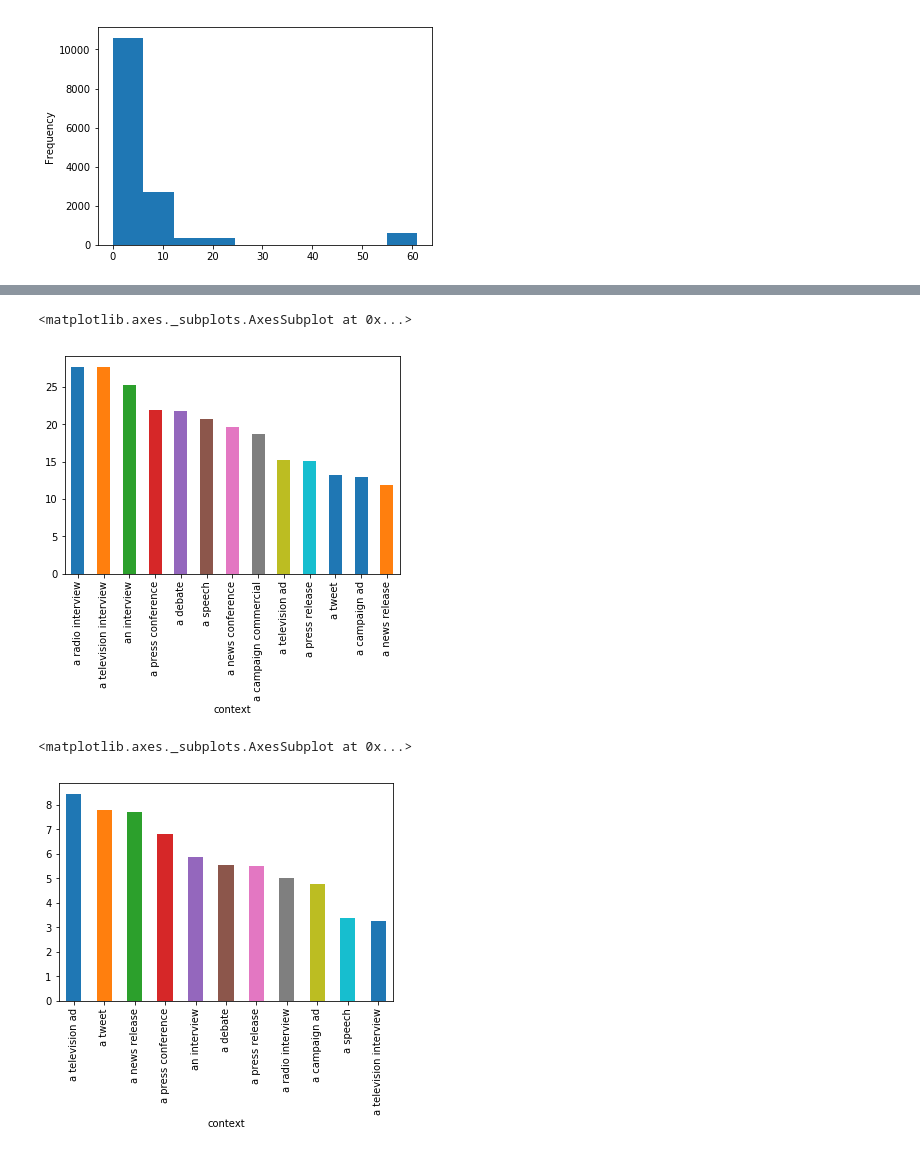
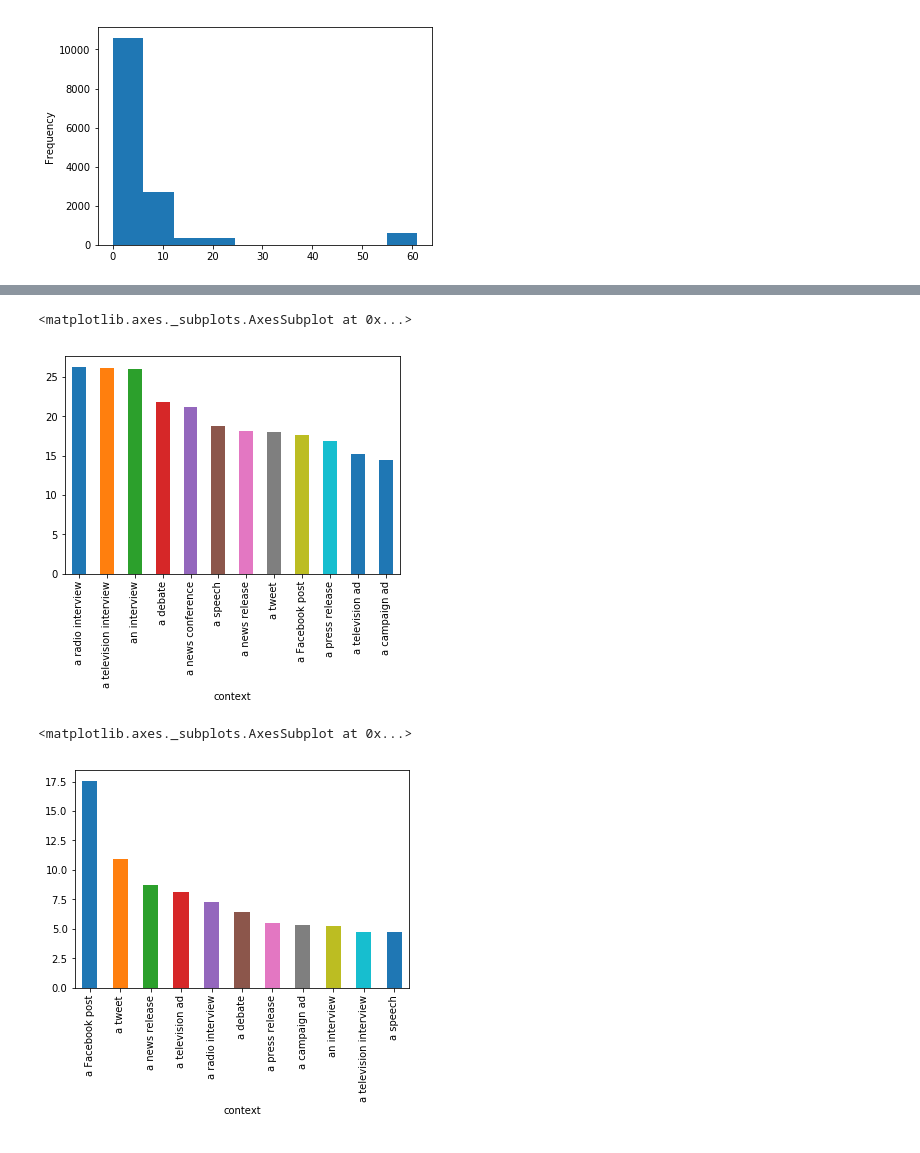
Before and after one commit to mikanikos/Features-of-Lies, a Jupyter notebook: Exploration.ipynb, the cells around one changed output, grey strips where cells are left out. Cells and saved outputs as stored; diff of their text form; code cells hidden in the pictures.

```diff
--- a/Exploration.ipynb
+++ b/Exploration.ipynb
@@ -61,3 +74,37 @@ dtype: object
+# %%
+# Cleaning state field
+df_raw['state'] = df_raw['state'].apply(lambda x: "Washington" if x == "Washington, D.C." or x == "Washington, D.C. " or x == "Washington state" or x == "Washington DC" or x == "Washington D.C." else x)
+df_raw['state'] = df_raw['state'].apply(lambda x: "Wisconsin" if x == "Wisconsin " else x)
+df_raw['state'] = df_raw['state'].apply(lambda x: "Ohio" if x == "ohio" else x)
+df_raw['state'] = df_raw['state'].apply(lambda x: "New York" if x == "New York " else x)
+df_raw['state'] = df_raw['state'].apply(lambda x: "Illinois" if x == "Illinois " else x)
+df_raw['state'] = df_raw['state'].apply(lambda x: "Georgia" if x == "Georgia " else x)
+df_raw['state'] = df_raw['state'].apply(lambda x: "Florida" if x == "Florida " else x)
+df_raw['state'] = df_raw['state'].apply(lambda x: "Colorado" if x == "Colorado " else x)
+df_raw['state'] = df_raw['state'].apply(lambda x: "Massachusetts" if x == "Massachusetts " else x)
+df_raw['state'] = df_raw['state'].apply(lambda x: "Pennsylvania" if x == "PA - Pennsylvania" else x)
+df_raw['state'] = df_raw['state'].apply(lambda x: "Tennessee" if x == "Tennesse" else x)
+df_raw['state'] = df_raw['state'].apply(lambda x: "Virginia" if x == "Virgiia" or x == "Virgina" or x == "Virginia " or x == "Virginia director, Coalition to Stop Gun Violence" else x)
+# %%
+# Cleaning context field
+df_raw['context'] = df_raw['context'].apply(lambda x: "a speech" if x == "a speech." or x == "in a speech" else x)
+df_raw['context'] = df_raw['context'].apply(lambda x: "a television interview" if x == "a TV interview" or x == "a TV interview." else x)
+df_raw['context'] = df_raw['context'].apply(lambda x: "a debate" if x == "a debate." else x)
+df_raw['context'] = df_raw['context'].apply(lambda x: "a radio interview" if x == "a radio interview." else x)
+df_raw['context'] = df_raw['context'].apply(lambda x: "an interview" if x == "an interview." else x)
+df_raw['context'] = df_raw['context'].apply(lambda x: "a television commercial" if x == "a TV commercial" else x)
+df_raw['context'] = df_raw['context'].apply(lambda x: "a television ad" if x == "a TV ad." or x == "a TV ad" else x)
+df_raw['context'] = df_raw['context'].apply(lambda x: "a press release" if x == "a press release." else x)
+df_raw['context'] = df_raw['context'].apply(lambda x: "a news release" if x == "a news release." else x)
+# %%
+# Cleaning job field
+df_raw['job'] = df_raw['job'].apply(lambda x: "Governor" if x == "governor" else x)
+df_raw['job'] = df_raw['job'].apply(lambda x: "U.S. Senator" if x == "U.S. senator" else x)
+df_raw['job'] = df_raw['job'].apply(lambda x: "U.S. Representative" if x == "U.S. representative" or x == "U.S. House of Representatives" else x)
+df_raw['job'] = df_raw['job'].apply(lambda x: "State Representative" if x == "State representative" or x == "state representative" else x)
+df_raw['job'] = df_raw['job'].apply(lambda x: "State Senator" if x == "State senator" else x)
+df_raw['job'] = df_raw['job'].apply(lambda x: "State Senator" if x == "State senator" or x == "state senator" else x)
+df_raw['job'] = df_raw['job'].apply(lambda x: "State Senator" if x == "State senator" or x == "state senator" else x)
 # %%
 ## Help put data in useful form - split topics as list and separate into new rows for grouping
 ## Split subjects into lists
@@ -434,22 +463,22 @@ sns.heatmap(np.matrix(data_matrix[['false_count_x', 'false_count_y']]), annot=Tr
 ### In which contexts people lie more?
 # %%
 # Contexts where people tell more lies: false label
-context_false_counts = subject_split[subject_split.label == "false"].groupby('context').context.count().sort_values(ascending=False).head(13)
-context_total_counts = subject_split.groupby('context').context.count().sort_values(ascending=False).head(13)
+context_false_counts = df_raw[df_raw.label == "false"].groupby('context').context.count().sort_values(ascending=False).head(13)
+context_total_counts = df_raw.groupby('context').context.count().sort_values(ascending=False).head(13)
 context_perc_false = (context_false_counts / context_total_counts) * 100
 context_perc_false.dropna().sort_values(ascending=False).plot(kind = "bar")
 # %% [output]
 <matplotlib.axes._subplots.AxesSubplot at 0x...>
-[figure, old version]
+[figure, new version]
 # %%
-# Contexts where people tell more lies: pants-fire label
-context_false_counts = subject_split[subject_split.label == "pants-fire"].groupby('context').context.count().sort_values(ascending=False).head(13)
-context_total_counts = subject_split.groupby('context').context.count().sort_values(ascending=False).head(13)
+# Contexts where people tell more lies: pants-on-fire label
+context_false_counts = df_raw[df_raw.label == "pants-fire"].groupby('context').context.count().sort_values(ascending=False).head(13)
+context_total_counts = df_raw.groupby('context').context.count().sort_values(ascending=False).head(13)
 context_perc_false = (context_false_counts / context_total_counts) * 100
 context_perc_false.dropna().sort_values(ascending=False).plot(kind = "bar")
 # %% [output]
 <matplotlib.axes._subplots.AxesSubplot at 0x...>
-[figure, old version]
+[figure, new version]
 # %%
 ### Let's train a classifier to identify lies just based on features (not nlp)
 # %%
```
Also changed, not shown: parts of 51 cells of this notebook, 1 other file.
